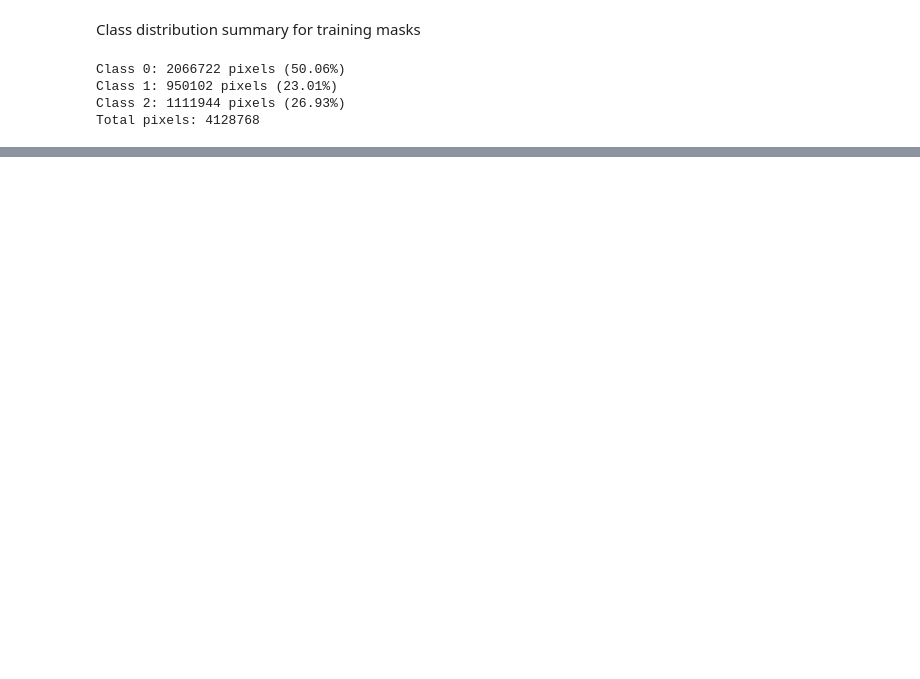
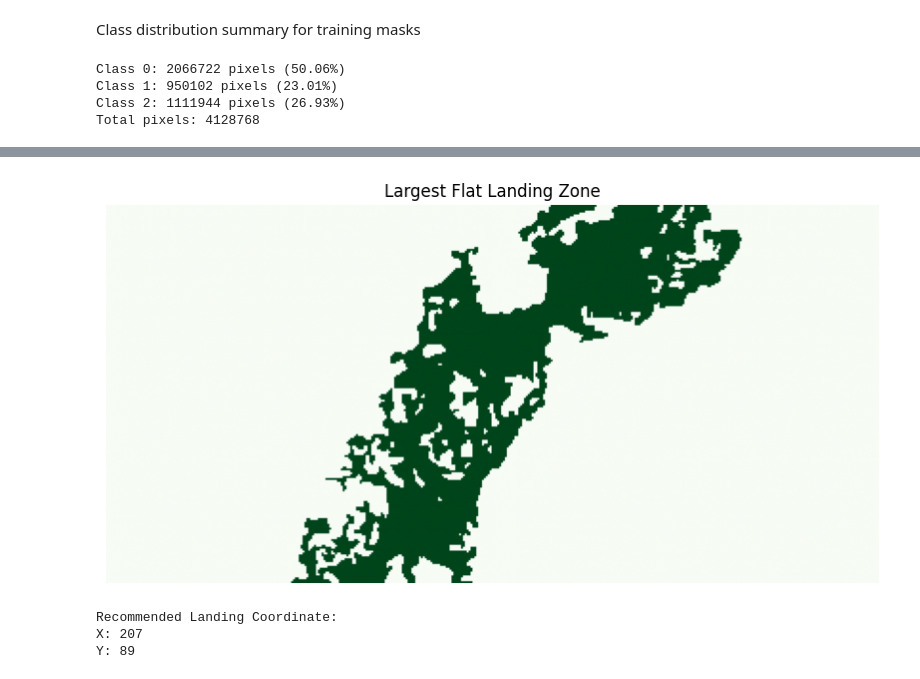
Before and after one commit to Awanish-26/STREAM, a Jupyter notebook: notebooks/main.ipynb, the cells around one changed output, grey strips where cells are left out. Drawn from its saved outputs; the diff is of its cells as text; code cells hidden in the pictures; blank space fills up the shorter version.

```diff
--- a/notebooks/main.ipynb
+++ b/notebooks/main.ipynb
@@ -606,0 +711,25 @@ model.save(f'{drive_data_path}/{model_version}/model.h5')
+# %%
+largest_region_id = region_sizes[0][0]
+
+largest_zone = (labeled_map == largest_region_id)
+# %%
+plt.figure(figsize=(10,6))
+plt.imshow(largest_zone, cmap="Greens")
+plt.title("Largest Flat Landing Zone")
+plt.axis("off")
+plt.show()
+# %% [output]
+[figure, added]
+# %%
+coords = np.column_stack(np.where(largest_zone))
+
+center_y = int(np.mean(coords[:,0]))
+center_x = int(np.mean(coords[:,1]))
+
+print("Recommended Landing Coordinate:")
+print("X:", center_x)
+print("Y:", center_y)
+# %% [output]
+Recommended Landing Coordinate:
+X: 207
+Y: 89
```
Also changed, not shown: parts of 17 cells of this notebook, 3 other files.
